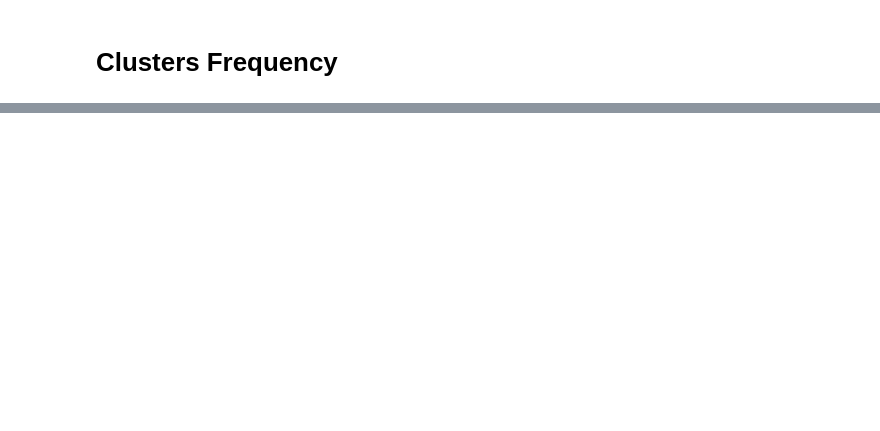
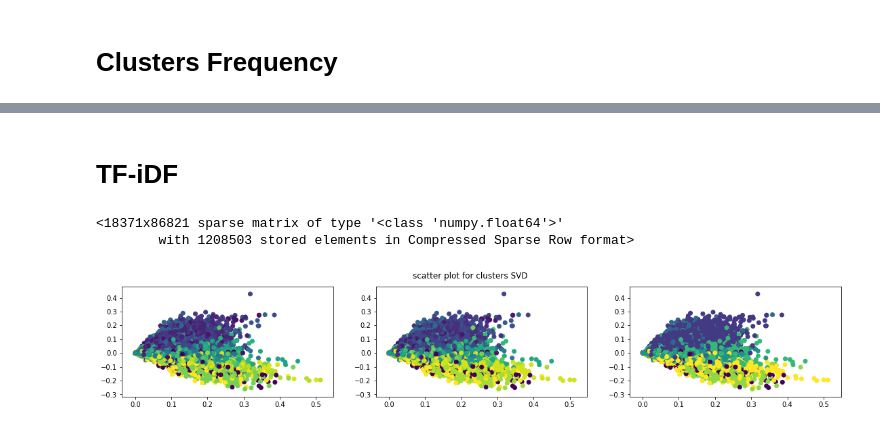
Before and after one commit to GA239/DS_course, a Jupyter notebook: HW6/clustering.ipynb, the cells around one changed output, grey strips where cells are left out. Saved outputs shown, nothing was run; the diff lists cells and outputs as text; code cells hidden in the pictures; blank space fills up the shorter version.

```diff
--- a/HW6/clustering.ipynb
+++ b/HW6/clustering.ipynb
@@ -105,9 +96,12 @@ def get_frequency(column_name):
         return targets, frequency
     return range(len(targets)), frequency
 
-def plot_bar_clusters(func, title):
+def plot_clusters(func, title, type='bar'):
     fig, axs = plt.subplots(1, 3, figsize=(19, 3), sharey=False)
     for num, col in enumerate(TARGET_COLUMNS):
-        axs[num].bar(*func(col))
+        if type == 'bar':
+            axs[num].bar(*func(col))
+        else:
+            axs[num].scatter(**func(col))
     fig.suptitle(title)
 # %%
@@ -221,0 +229,42 @@ df.head()
+# %% [markdown]
+# TF-iDF
+# %%
+text_data = df[TEXT_COLUMN].tolist()
+vectorizer = TfidfVectorizer()
+vectors = vectorizer.fit_transform(text_data)
+# %%
+vectors
+# %% [output]
+<18371x86821 sparse matrix of type '<class 'numpy.float64'>'
+        with 1208503 stored elements in Compressed Sparse Row format>
+# %%
+def reduced_results(col, results):
+    results_pd = pd.concat([df[[col]], pd.DataFrame(data=results, index=df.index, columns=["x", "y"])], axis=1)
+    results_pd = results_pd[results_pd['x'] < 60]
+    return {
+        'x': results_pd['x'].values,
+        'y': results_pd['y'].values,
+        'c': results_pd[col].values
+    }
+
+def plot_clusters_svd(vectors):
+    svd = TruncatedSVD(n_components=2, n_iter=7, random_state=42)
+    plot_clusters(partial(reduced_results, results=svd.fit_transform(vectors)), 'scatter plot for clusters SVD', type='lld')
+
+def plot_clusters_two_decompositions(vectors, with_text_features=True, n_components=300):
+    svd = TruncatedSVD(n_components=15, n_iter=7, random_state=42)
+    features = svd.fit_transform(vectors)
+
+    res = features
+    if with_text_features:
+        tmp = df[['word_count', 'length', 'word_density', 'compound', 'neg', 'neu', 'pos']]
+        tmp = SimpleImputer(missing_values=np.nan, strategy='median').fit_transform(tmp)
+        tmp = StandardScaler().fit_transform(tmp)
+        res = np.concatenate([np.array(tmp),features], axis=1)
+    pca = PCA(n_components=2, random_state=42)
+    features2 = pca.fit_transform(res)
+    plot_clusters(partial(reduced_results, results=features2), 'scatter plot for clusters SVD & then PCA', type='lld')
+# %%
+plot_clusters_svd(vectors)
+# %% [output]
+[figure, added]
```
Also changed, not shown: parts of 24 cells of this notebook, 1 other file.
